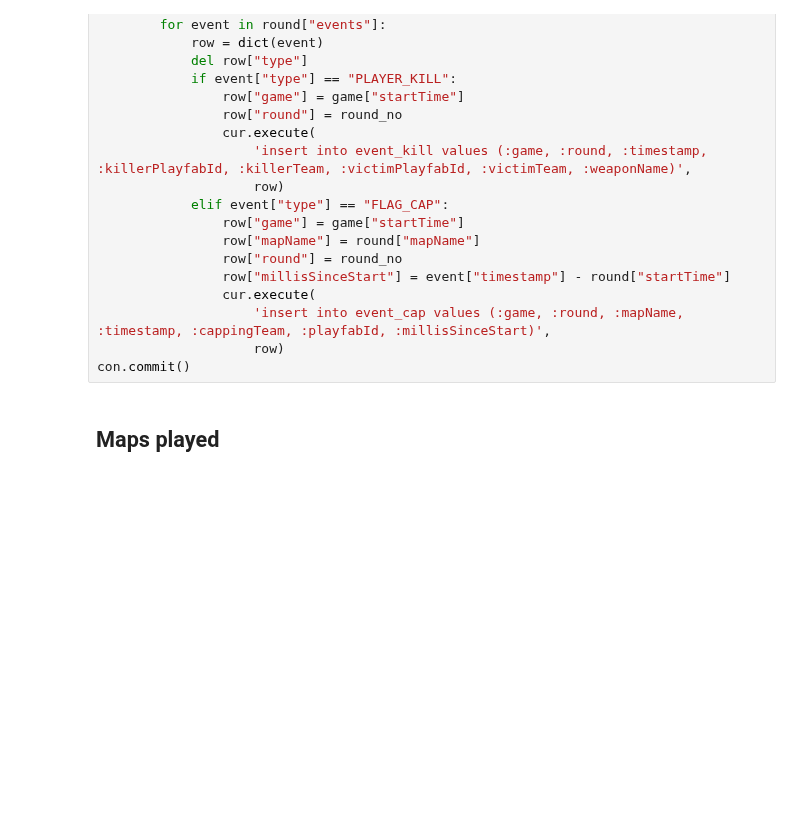
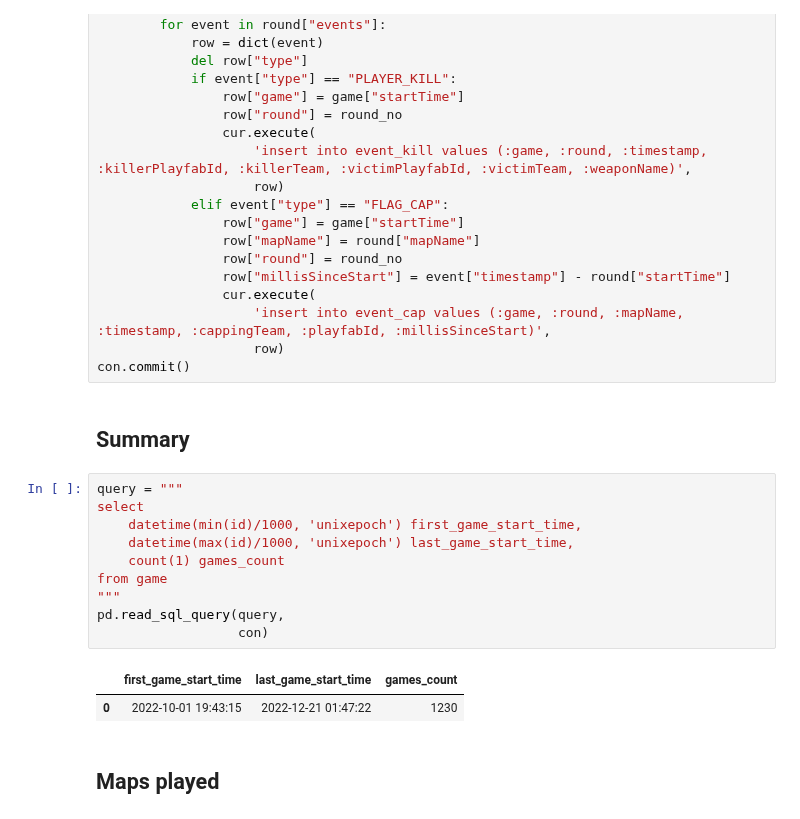
Before and after one commit to s2vndl/s2_1st_tournament_stats, a Jupyter notebook: stats_ranked.ipynb, the cells around one changed output. Cells and saved outputs as stored; diff of their text form; blank space fills up the shorter version.

```diff
--- a/stats_ranked.ipynb
+++ b/stats_ranked.ipynb
@@ -56,6 +56,21 @@ for game in games:
                     'insert into event_cap values (:game, :round, :mapName, :timestamp, :cappingTeam, :playfabId, :millisSinceStart)',
                     row)
 con.commit()
+# %% [markdown]
+## Summary
+# %%
+query = """
+select
+    datetime(min(id)/1000, 'unixepoch') first_game_start_time,
+    datetime(max(id)/1000, 'unixepoch') last_game_start_time,
+    count(1) games_count
+from game
+"""
+pd.read_sql_query(query,
+                  con)
+# %% [output]
+|  | first_game_start_time | last_game_start_time | games_count |
+| 0 | 2022-10-01 19:43:15 | 2022-12-21 01:47:22 | 1230 |
 # %% [markdown]
 ## Maps played
 # %%
```
